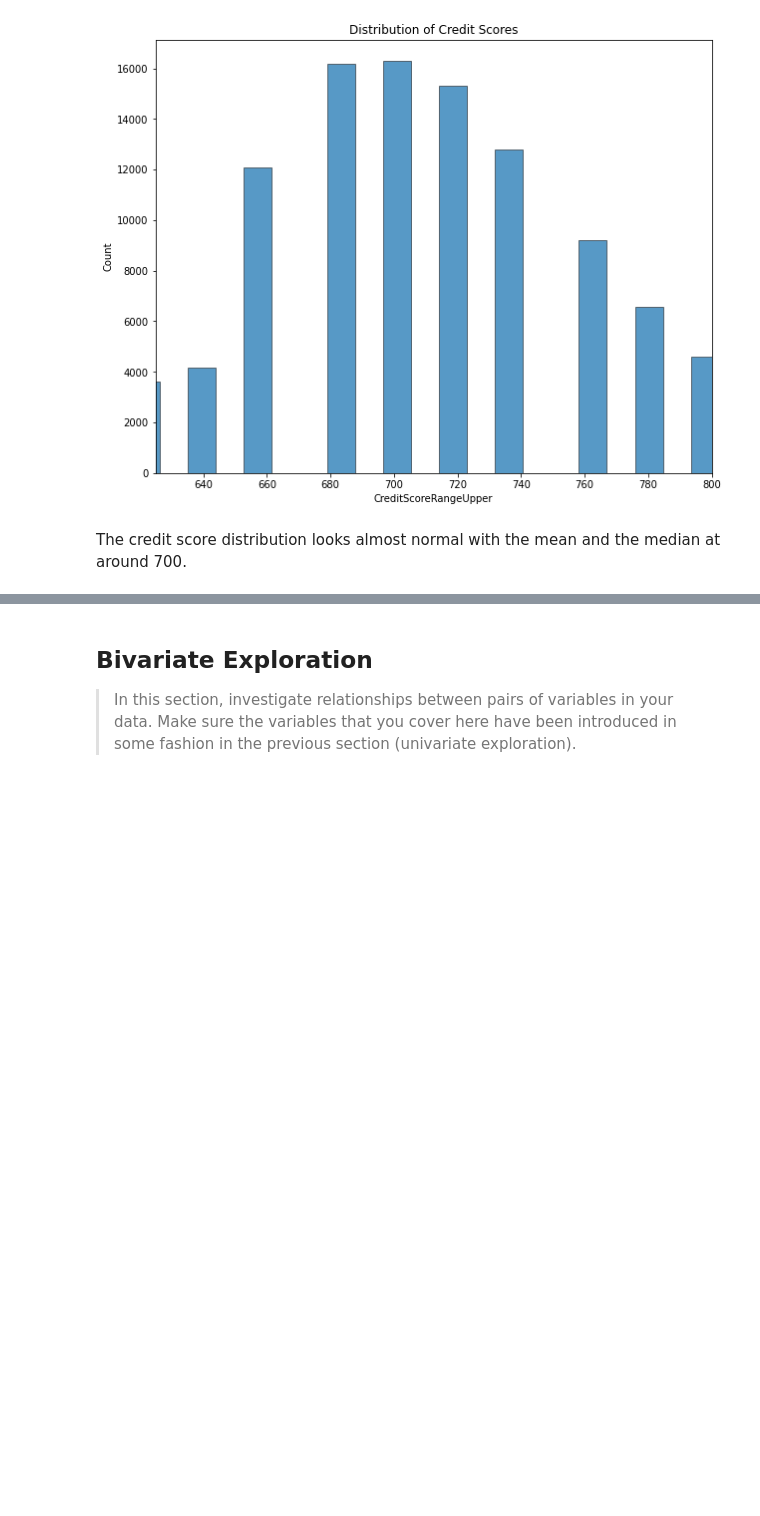
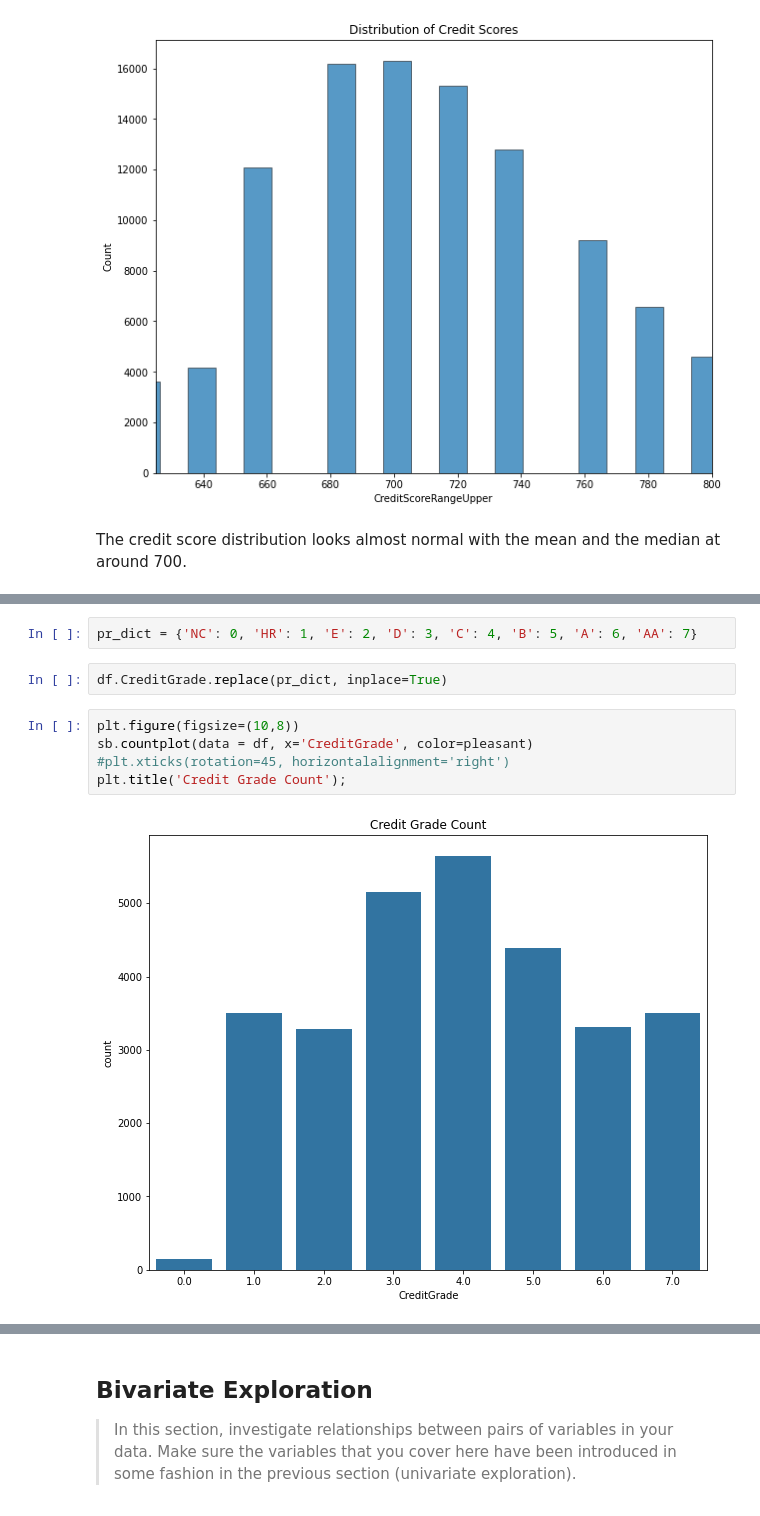
Before and after one commit to alf808/preposterous-octopus, a Jupyter notebook: exploratory_loan_data.ipynb, the cells around one changed output, grey strips where cells are left out. Drawn from its saved outputs; the diff is of its cells as text; blank space fills up the shorter version.

```diff
--- a/exploratory_loan_data.ipynb
+++ b/exploratory_loan_data.ipynb
@@ -660,0 +684,11 @@ The credit score distribution looks almost normal with the mean and the median a
+# %%
+pr_dict = {'NC': 0, 'HR': 1, 'E': 2, 'D': 3, 'C': 4, 'B': 5, 'A': 6, 'AA': 7}
+# %%
+df.CreditGrade.replace(pr_dict, inplace=True)
+# %%
+plt.figure(figsize=(10,8))
+sb.countplot(data = df, x='CreditGrade', color=pleasant)
+#plt.xticks(rotation=45, horizontalalignment='right')
+plt.title('Credit Grade Count');
+# %% [output]
+[figure, added]
```
Also changed, not shown: parts of 59 cells of this notebook.
